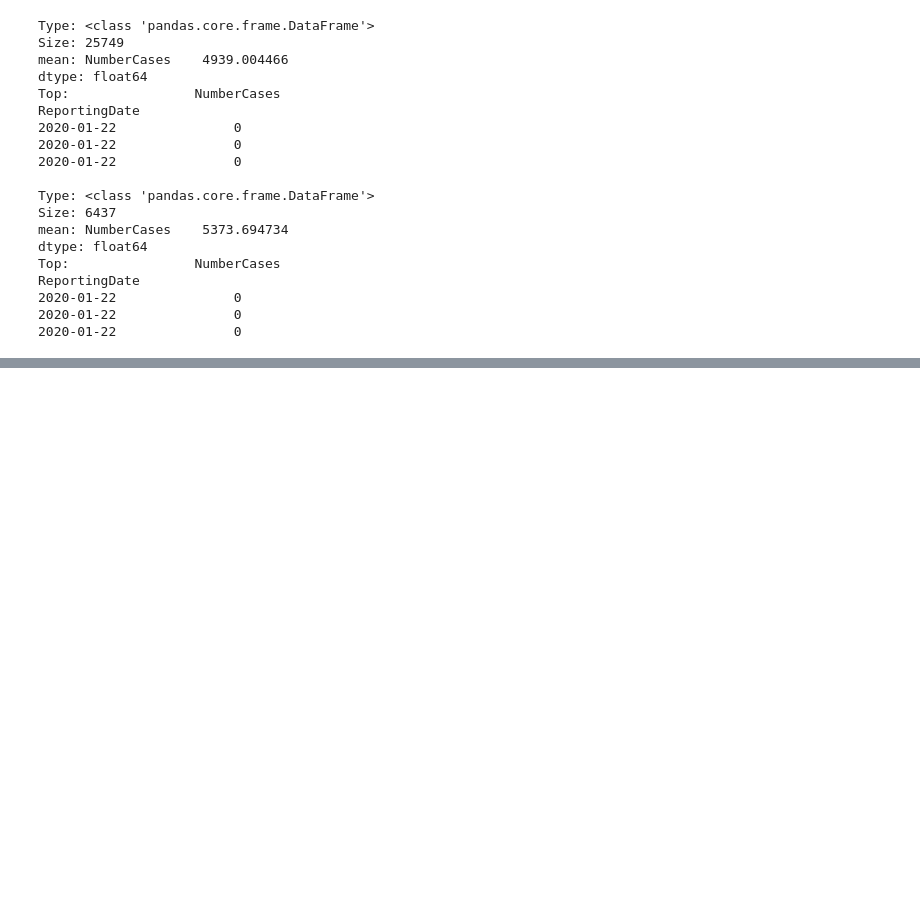
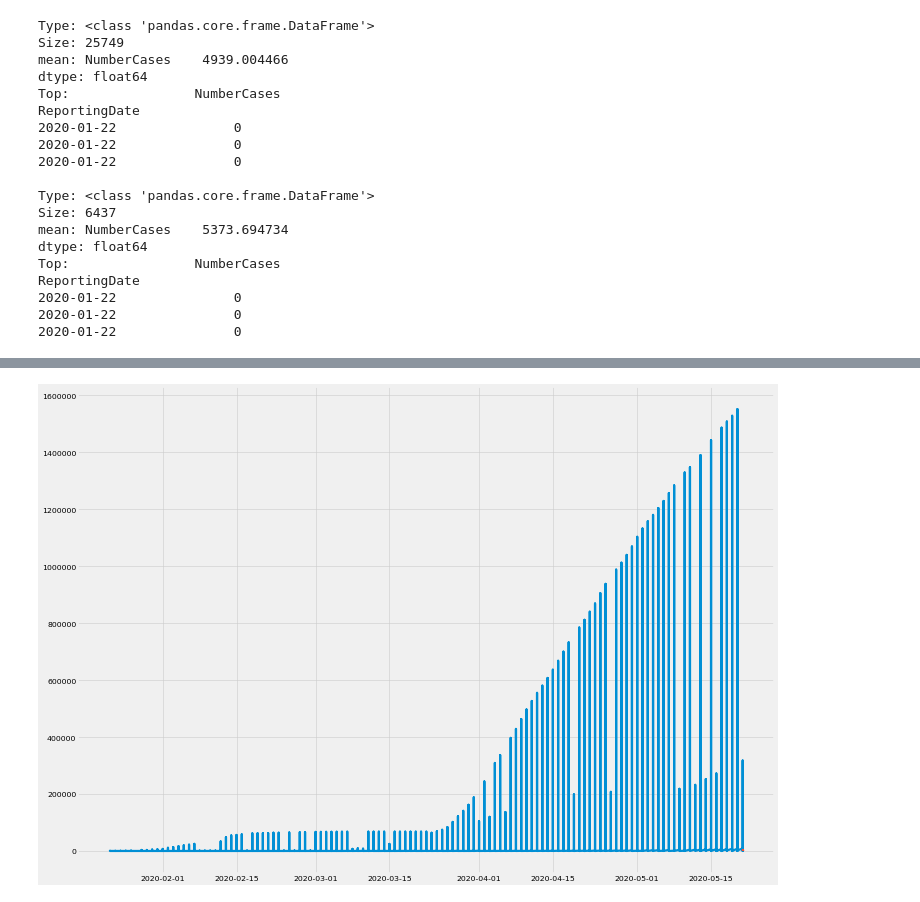
Before and after one commit to bilha-analytics/text_processing, a Jupyter notebook: notebooks/001_LSTM.ipynb, the cells around one changed output, grey strips where cells are left out. Cells and saved outputs as stored; diff of their text form; code cells hidden in the pictures; blank space fills up the shorter version.

```diff
--- a/notebooks/001_LSTM.ipynb
+++ b/notebooks/001_LSTM.ipynb
@@ -165,10 +165,10 @@ ReportingDate
 2020-01-22               0
 # %%
 scaler = MinMaxScaler()
-scaler.fit(train)
+scaler.fit(df_train)
 
-train = scaler.transform( train )
-test = scaler.transform( test )
+train = scaler.transform( df_train )
+test = scaler.transform( df_test )
 
 
 for d in [train, test]:
@@ -191,2 +195,2 @@ print( len(model.weights  ) ) ## This would be empty if omit input_shape argueme
 # %%
-model.fit_generator( tx_generator, epochs=90)
+model.fit_generator( tx_generator, epochs=3)
@@ -211,7 +243,7 @@ df_predicts.head(3)
 # %%
 #ddf = pd.concat[ df_train, df_test ]
-df_output = pd.concat( [df_train, df_predicts], axis=1)
+df_output = pd.concat( [df_train[-n_input: ], df_predicts], axis=1)
 
 df_output.shape
 
-df_output.head(3)
+df_output
@@ -217,0 +257,6 @@ df_output.head(3)
+# %%
+plt.plot( df_train.index, df_train.NumberCases)
+plt.plot( df_output.index, df_output.NumberCases)
+plt.plot( df_output.index, df_output.Predicts);
+# %% [output]
+[figure, added]
```
Also changed, not shown: parts of 7 cells of this notebook, 1 other file.
